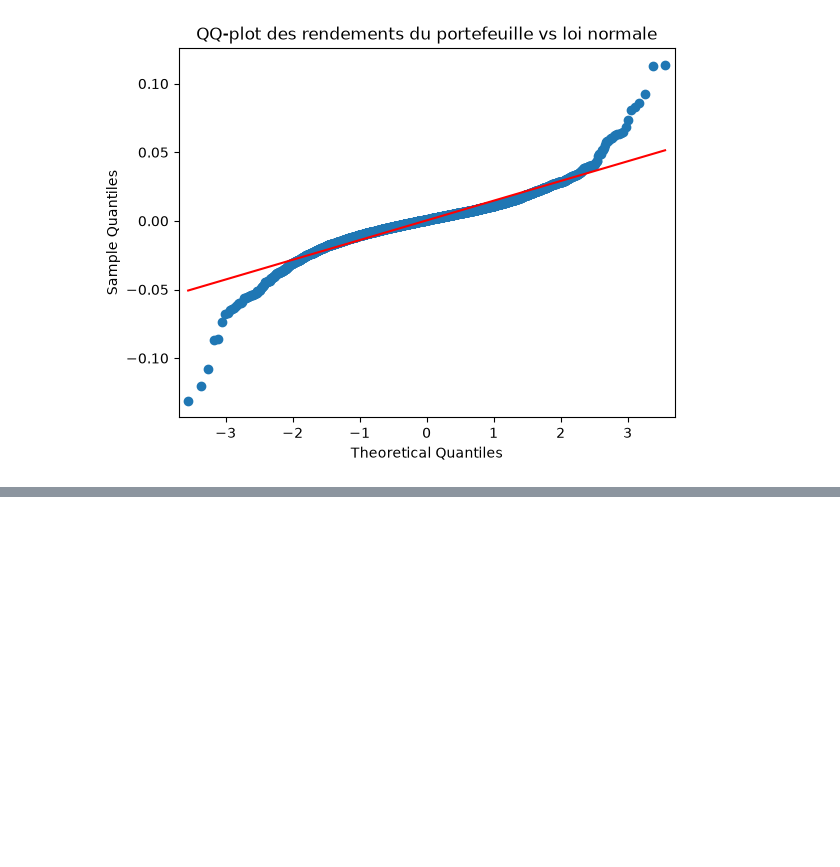
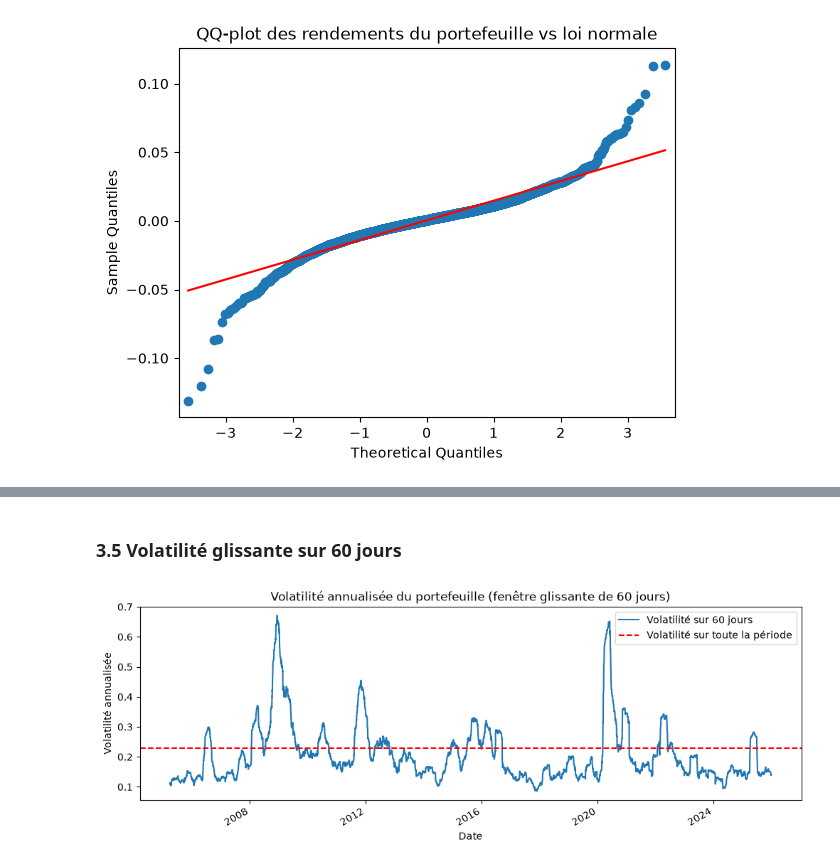
Before and after one commit to kavinthanrasenthiram/Market-Risk, a Jupyter notebook: notebooks/01_donnees.ipynb, the cells around one changed output, grey strips where cells are left out. Saved outputs shown, nothing was run; the diff lists cells and outputs as text; code cells hidden in the pictures; blank space fills up the shorter version.

```diff
--- a/notebooks/01_donnees.ipynb
+++ b/notebooks/01_donnees.ipynb
@@ -169,0 +214,16 @@ plt.show()
+# %% [markdown]
+### 3.5 Volatilité glissante sur 60 jours
+# %%
+vol_glissante = port_returns.rolling(60).std() * np.sqrt(252)
+vol_totale = port_returns.std() * np.sqrt(252)
+
+plt.figure(figsize=(12, 4))
+vol_glissante.plot(label="Volatilité sur 60 jours")
+plt.axhline(vol_totale, color="red", linestyle="--", label="Volatilité sur toute la période")
+plt.title("Volatilité annualisée du portefeuille (fenêtre glissante de 60 jours)")
+plt.ylabel("Volatilité annualisée")
+plt.legend()
+plt.savefig("../figures/volatilite_glissante.png", dpi=150, bbox_inches="tight")
+plt.show()
+# %% [output]
+[figure, added]
```
Also changed, not shown: parts of 6 cells of this notebook, 2 other files.
